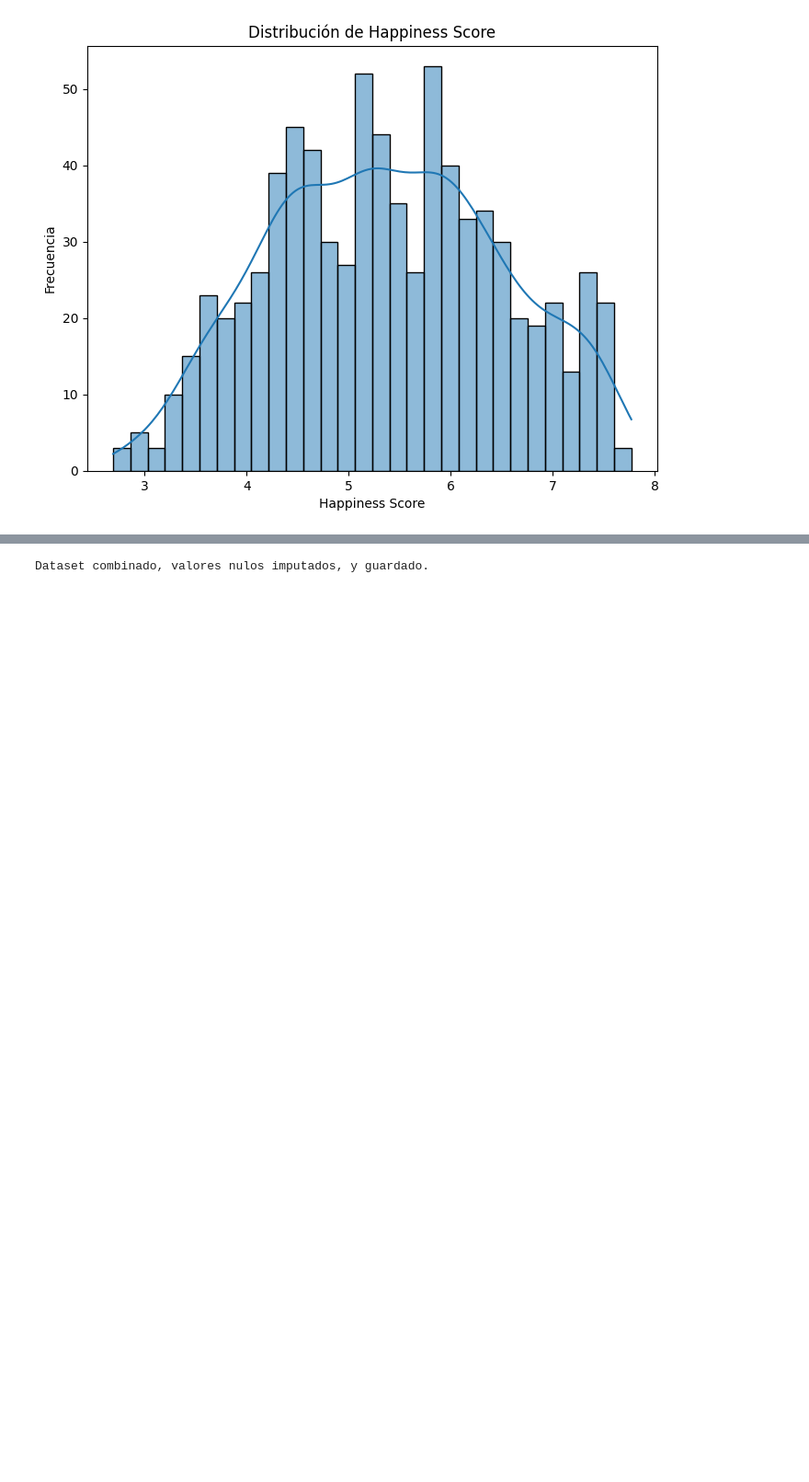
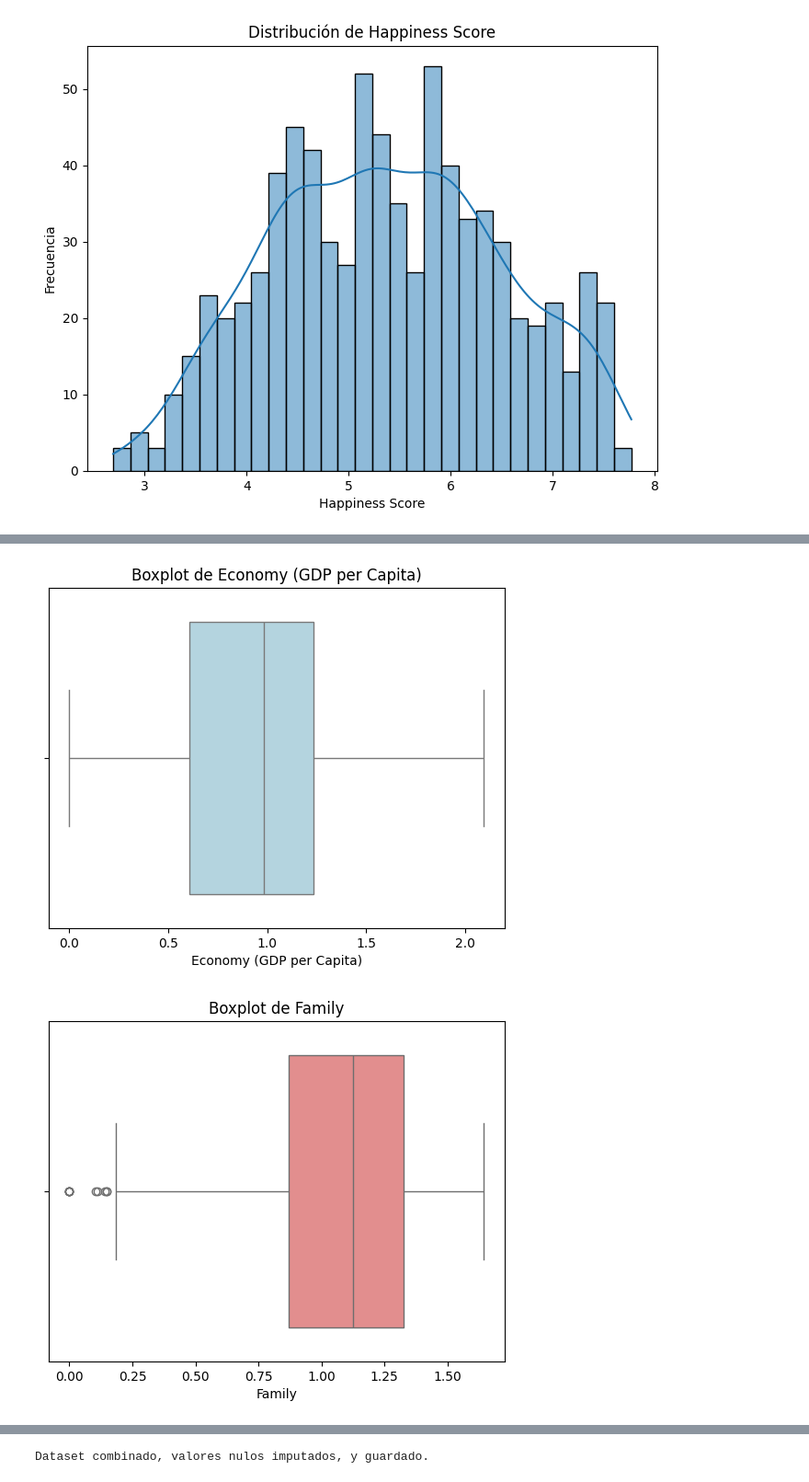
Before and after one commit to anacriquintero/workshop3.1, a Jupyter notebook: Notebooks/EDA_1.ipynb, the cells around one changed output, grey strips where cells are left out. Shown at 92% size. Drawn from its saved outputs; the diff is of its cells as text; code cells hidden in the pictures; blank space fills up the shorter version.

```diff
--- a/Notebooks/EDA_1.ipynb
+++ b/Notebooks/EDA_1.ipynb
@@ -84,0 +136,19 @@ combined_data.drop(columns=["Region", "Standard Error","Lower Confidence Interva
+# %%
+# Definir los colores pastel para cada variable
+import matplotlib.pyplot as plt
+import seaborn as sns
+
+# Lista de variables y colores
+variables = ['Economy (GDP per Capita)', 'Family', 'Health (Life Expectancy)', 'Freedom', 'Trust (Government Corruption)']
+colors = ['lightblue', 'lightcoral', 'lightgreen', 'lightpink', 'lightskyblue']
+
+# Crear boxplots para cada variable con un color diferente
+for var, color in zip(variables, colors):
+    plt.figure()
+    sns.boxplot(x=combined_data[var], color=color)
+    plt.title(f'Boxplot de {var}')
+    plt.xlabel(var)
+    plt.show()
+# %% [output]
+[figure, added]
+[figure, added]
```
Also changed, not shown: parts of 6 cells of this notebook, 17 other files.
